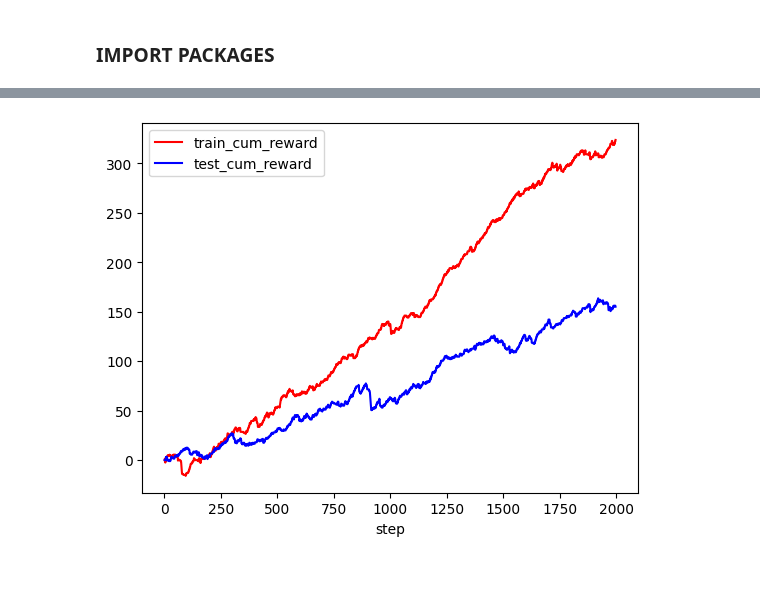
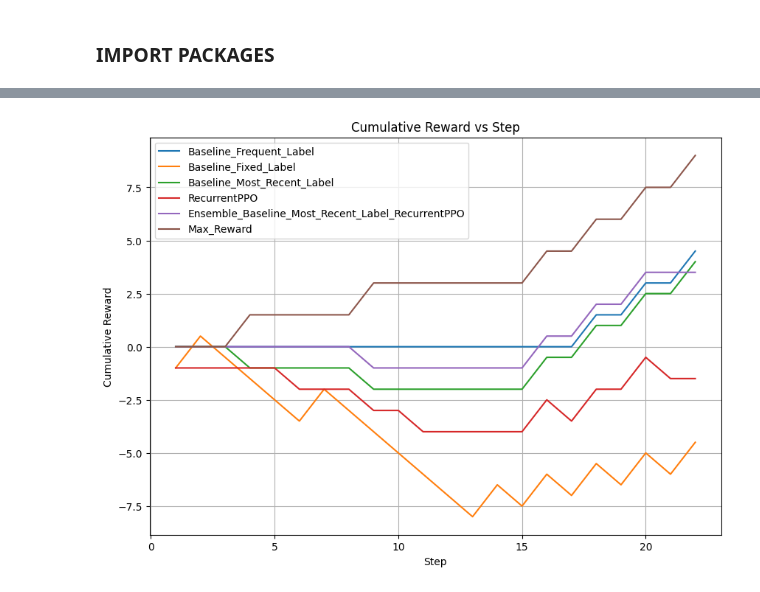
Before and after one commit to EngineerDanny/robust_algo_trader, a Jupyter notebook: drl/custom_environment.ipynb, the cells around one changed output, grey strips where cells are left out. Saved outputs shown, nothing was run; the diff lists cells and outputs as text; code cells hidden in the pictures.

```diff
--- a/drl/custom_environment.ipynb
+++ b/drl/custom_environment.ipynb
@@ -217,3 +367,34 @@ saved_model.learn(total_timesteps=1_000_000_000,
+# %%
+reward_df_concat = pd.concat(reward_df_list, axis=1)
+# there are three columns with the same name "step", we only need one
+reward_df_concat = reward_df_concat.loc[:,~reward_df_concat.columns.duplicated()]
+reward_df_concat
+
+import matplotlib.pyplot as plt
+
+# plot the cumulative reward against the step
+plt.figure(figsize=(10, 7))
+
+plt.plot(reward_df_concat["step"], reward_df_concat["Baseline_Frequent_Label"], label="Baseline_Frequent_Label")
+#plt.plot(reward_df_concat["step"], reward_df_concat["Baseline_Random_Label"], label="Baseline_Random_Label")
+plt.plot(reward_df_concat["step"], reward_df_concat["Baseline_Fixed_Label"], label="Baseline_Fixed_Label")
+plt.plot(reward_df_concat["step"], reward_df_concat["Baseline_Most_Recent_Label"], label="Baseline_Most_Recent_Label")
+plt.plot(reward_df_concat["step"], reward_df_concat["RecurrentPPO"], label="RecurrentPPO")
+plt.plot(reward_df_concat["step"], reward_df_concat["Ensemble_Baseline_Most_Recent_Label_RecurrentPPO"], label="Ensemble_Baseline_Most_Recent_Label_RecurrentPPO")
+plt.plot(reward_df_concat["step"], reward_df_concat["Max_Reward"], label="Max_Reward")
+
+plt.xlabel("Step")
+plt.ylabel("Cumulative Reward")
+plt.title("Cumulative Reward vs Step")
+
+# show grid lines
+plt.grid()
+
+
+plt.legend()
+plt.show()
+# %% [output]
+[figure, added]
 # %%
 
 import matplotlib.pyplot as plt
@@ -342,7 +574,0 @@ import matplotlib.pyplot as plt
-# %%
-train_test_reward_df.plot(x="step", y=["train_cum_reward", "test_cum_reward"], color=["red", "blue"])
-plt.show()
-# save the plot as a png file
-#plt.savefig("train_test_reward.png")
-# %% [output]
-[figure, removed]
```
Also changed, not shown: parts of 10 cells of this notebook.
